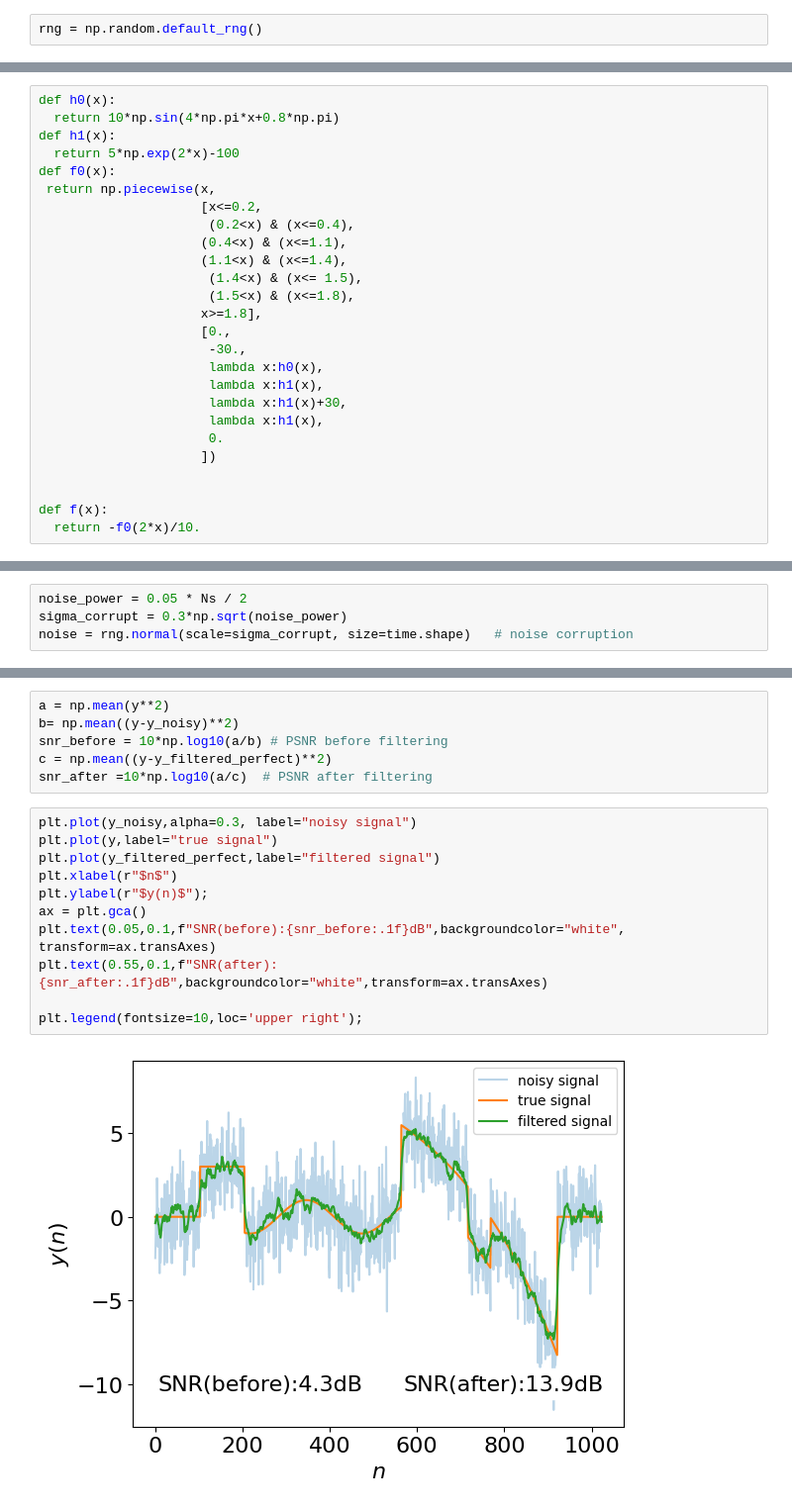
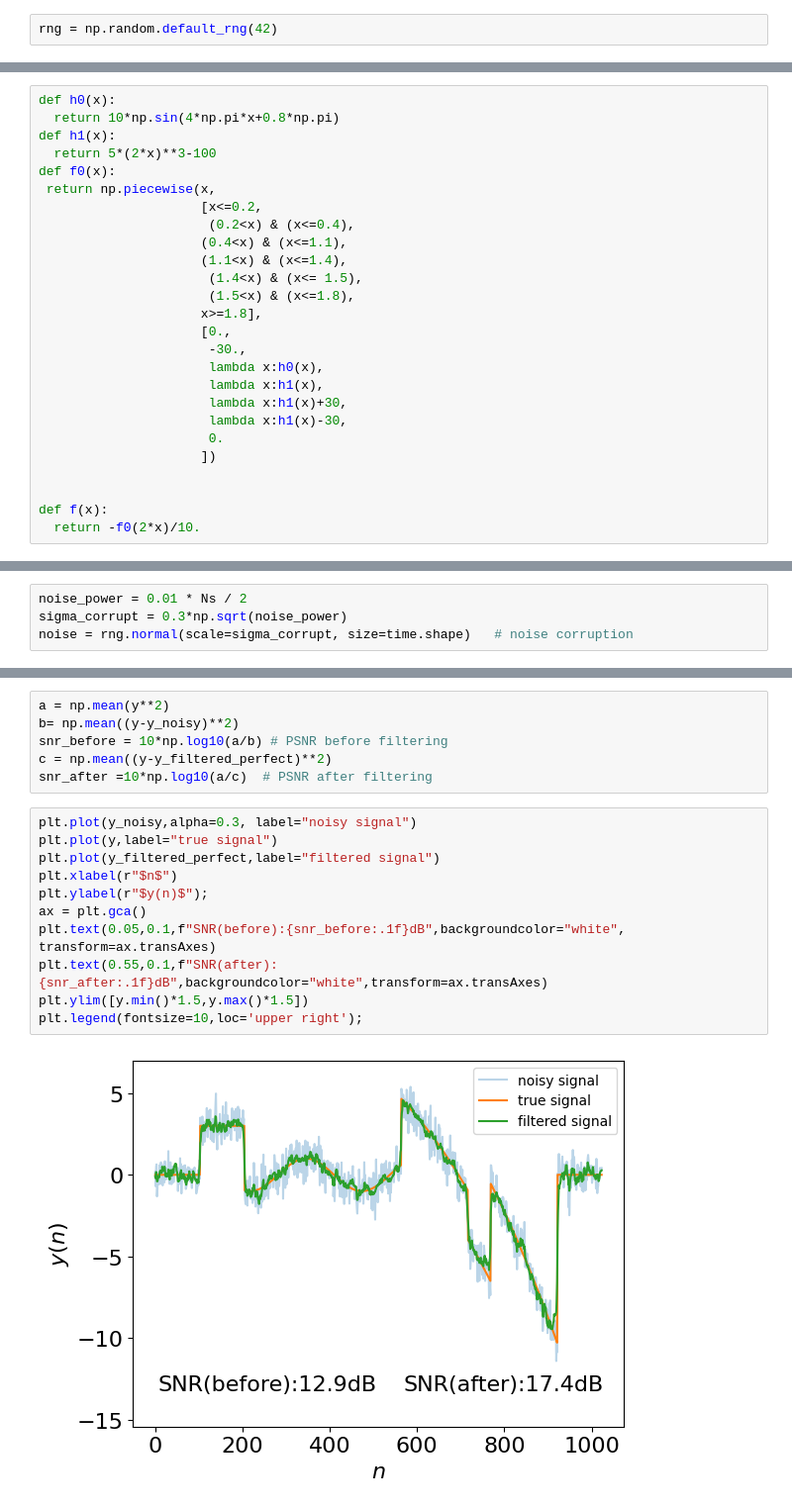
Before and after one commit to saha1972/cours_mallat_cdf, a Jupyter notebook: cours2025/WienerFilter_transitoires.ipynb, the cells around one changed output, grey strips where cells are left out. Shown at 99% size. Saved outputs shown, nothing was run; the diff lists cells and outputs as text.

```diff
--- a/cours2025/WienerFilter_transitoires.ipynb
+++ b/cours2025/WienerFilter_transitoires.ipynb
@@ -4,7 +4,7 @@
 import numpy as np
 from  scipy import signal
 # %%
-rng = np.random.default_rng()
+rng = np.random.default_rng(42)
 # %%
 import matplotlib as mpl
 import matplotlib.pyplot as plt
@@ -14,7 +14,7 @@ mpl.rcParams['font.size'] = 16
 def h0(x):
   return 10*np.sin(4*np.pi*x+0.8*np.pi)
 def h1(x):
-  return 5*np.exp(2*x)-100
+  return 5*(2*x)**3-100
 def f0(x):
  return np.piecewise(x,
                      [x<=0.2,
@@ -29,7 +29,7 @@ def f0(x):
                       lambda x:h0(x),
                       lambda x:h1(x),
                       lambda x:h1(x)+30,
-                      lambda x:h1(x),
+                      lambda x:h1(x)-30,
                       0.
                      ])
 
@@ -49,5 +49,5 @@ plt.plot(y)
 # %%
-noise_power = 0.05 * Ns / 2
+noise_power = 0.01 * Ns / 2
 sigma_corrupt = 0.3*np.sqrt(noise_power)
 noise = rng.normal(scale=sigma_corrupt, size=time.shape)   # noise corruption
 # %%
@@ -81,13 +81,13 @@ snr_after =10*np.log10(a/c)  # PSNR after filtering
 # %%
 plt.plot(y_noisy,alpha=0.3, label="noisy signal")
 plt.plot(y,label="true signal")
 plt.plot(y_filtered_perfect,label="filtered signal")
 plt.xlabel(r"$n$")
 plt.ylabel(r"$y(n)$");
 ax = plt.gca()
 plt.text(0.05,0.1,f"SNR(before):{snr_before:.1f}dB",backgroundcolor="white", transform=ax.transAxes)
 plt.text(0.55,0.1,f"SNR(after):{snr_after:.1f}dB",backgroundcolor="white",transform=ax.transAxes)
-
+plt.ylim([y.min()*1.5,y.max()*1.5])
 plt.legend(fontsize=10,loc='upper right');
 # %% [output]
-[figure, old version]
+[figure, new version]
```
Also changed, not shown: parts of 2 cells of this notebook.
